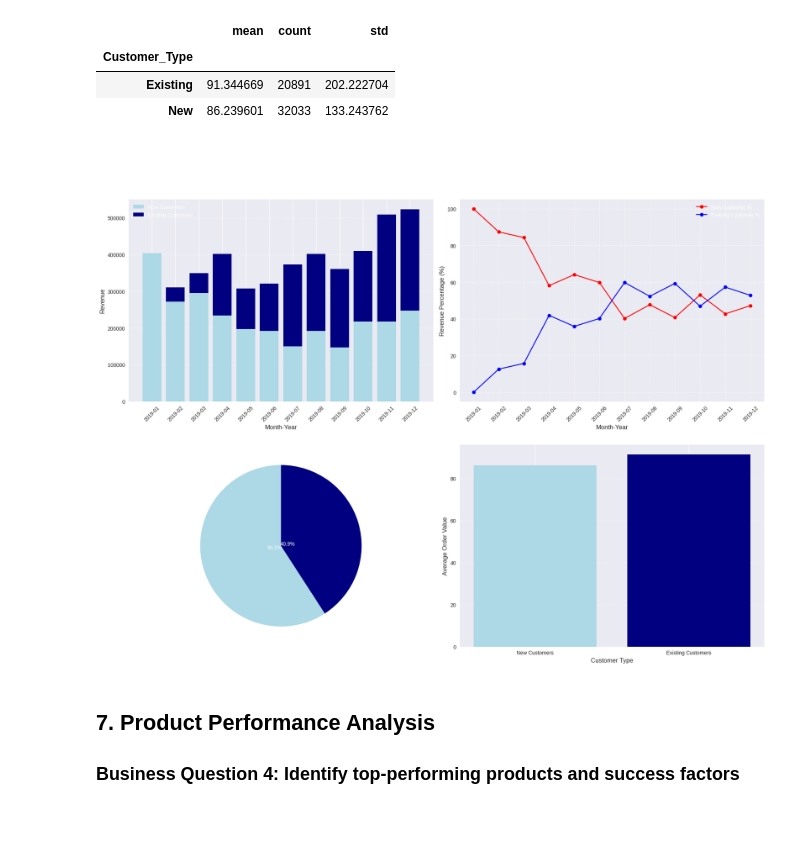
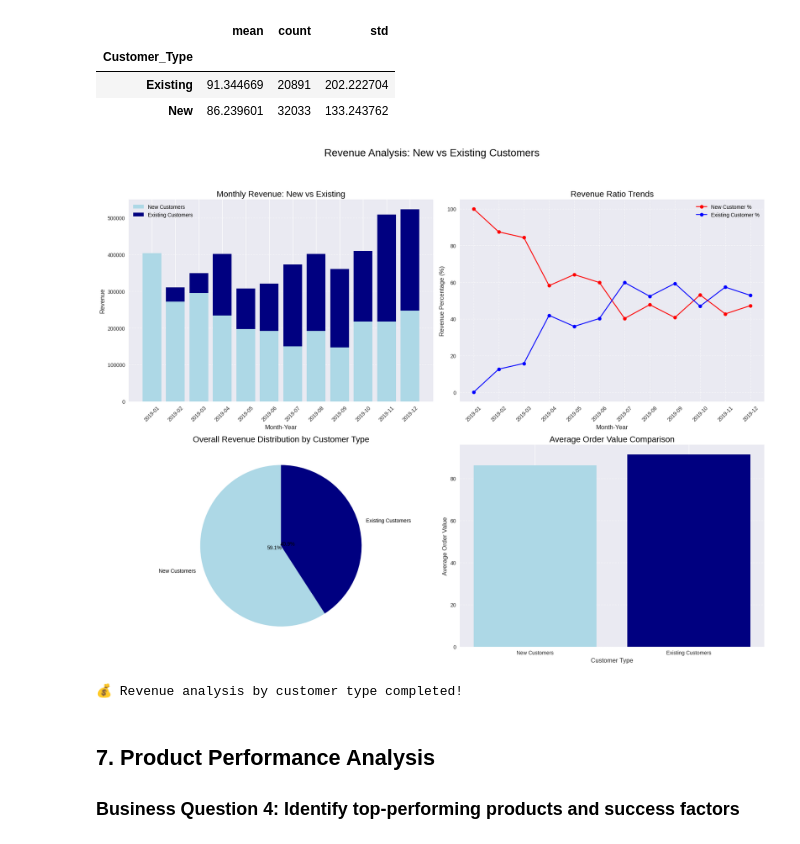
Before and after one commit to Shivappa/AIML, a Jupyter notebook: AI-Business-Case-Study-1/Ecommerce_Marketing_Sales_Analysis.ipynb, the cells around one changed output. Drawn from its saved outputs; the diff is of its cells as text; code cells hidden in the pictures.

```diff
--- a/AI-Business-Case-Study-1/Ecommerce_Marketing_Sales_Analysis.ipynb
+++ b/AI-Business-Case-Study-1/Ecommerce_Marketing_Sales_Analysis.ipynb
@@ -653,6 +653,7 @@ plt.suptitle("Revenue Analysis: New vs Existing Customers", fontsize=20, y=1.02)
 
 # 1. Monthly Revenue: New vs Existing (Stacked Bar Chart)
 plt.subplot(2, 2, 1)
+plt.rcParams['text.color'] = 'black'
 plt.bar(monthly_revenue_reset['Month_str'], monthly_revenue_reset['New'],
         color='lightblue', label='New Customers', bottom=0)
 plt.bar(monthly_revenue_reset['Month_str'], monthly_revenue_reset['Existing'],
@@ -666,42 +667,44 @@ plt.grid(axis='y', linestyle='--', alpha=0.7)
 
 # 2. Revenue Ratio Trends (Line Chart)
 plt.subplot(2, 2, 2)
+plt.rcParams['text.color'] = 'black'
 plt.plot(monthly_revenue_reset['Month_str'], monthly_revenue_reset['New_Customer_Ratio'],
          marker='o', linestyle='-', color='red', label='New Customer %')
 plt.plot(monthly_revenue_reset['Month_str'], monthly_revenue_reset['Existing_Customer_Ratio'],
          marker='o', linestyle='-', color='blue', label='Existing Customer %')
 plt.title('Revenue Ratio Trends', fontsize=16)
 plt.xlabel('Month-Year', fontsize=12)
 plt.ylabel('Revenue Percentage (%)', fontsize=12)
 plt.xticks(rotation=45)
 plt.legend()
 plt.grid(True, linestyle='--', alpha=0.7)
 
 # 3. Customer Type Distribution (Pie Chart)
 plt.subplot(2, 2, 3)
 labels = ['New Customers', 'Existing Customers']
 values = [total_new_revenue, total_existing_revenue]
+
+plt.rcParams['text.color'] = 'black'
 plt.pie(values, labels=labels, autopct='%1.1f%%',
         colors=['lightblue', 'navy'], startangle=90, pctdistance=0.085)
 plt.title('Overall Revenue Distribution by Customer Type', fontsize=16)
 plt.ylabel('')
 
 # 4. AOV Comparison (Bar Chart)
 plt.subplot(2, 2, 4)
 plt.bar(['New Customers', 'Existing Customers'],
         [avg_order_by_type.loc['New', 'mean'], avg_order_by_type.loc['Existing', 'mean']],
         color=['lightblue', 'navy'])
 plt.title('Average Order Value Comparison', fontsize=16)
 plt.xlabel('Customer Type', fontsize=12)
 plt.ylabel('Average Order Value', fontsize=12)
 plt.grid(axis='y', linestyle='--', alpha=0.7)
 
 plt.tight_layout(rect=[0, 0.03, 1, 0.98])
 plt.show()
-
-print("💰 Revenue analysis by customer type completed!")
 # %% [output]
-[figure, old version]
+[figure, new version]
+💰 Revenue analysis by customer type completed!
 # %% [markdown]
 ## 7. Product Performance Analysis
 ### Business Question 4: Identify top-performing products and success factors
```
Also changed, not shown: parts of 7 cells of this notebook.
